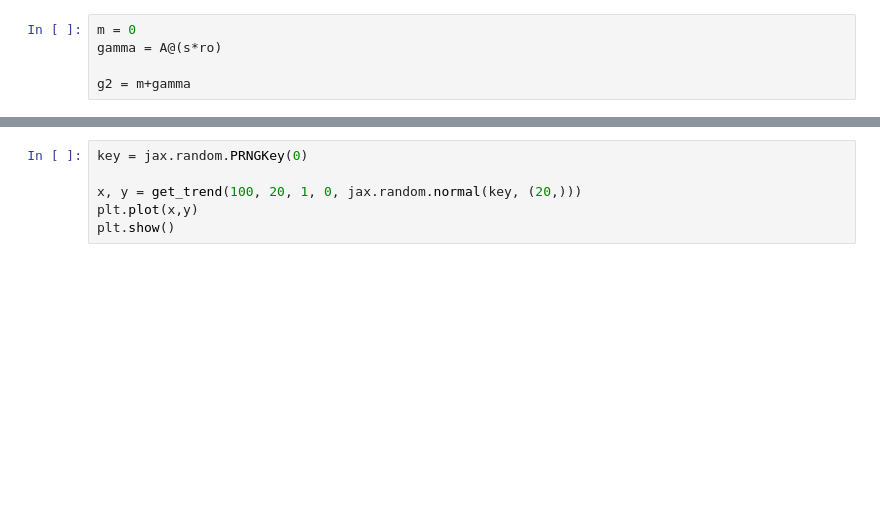
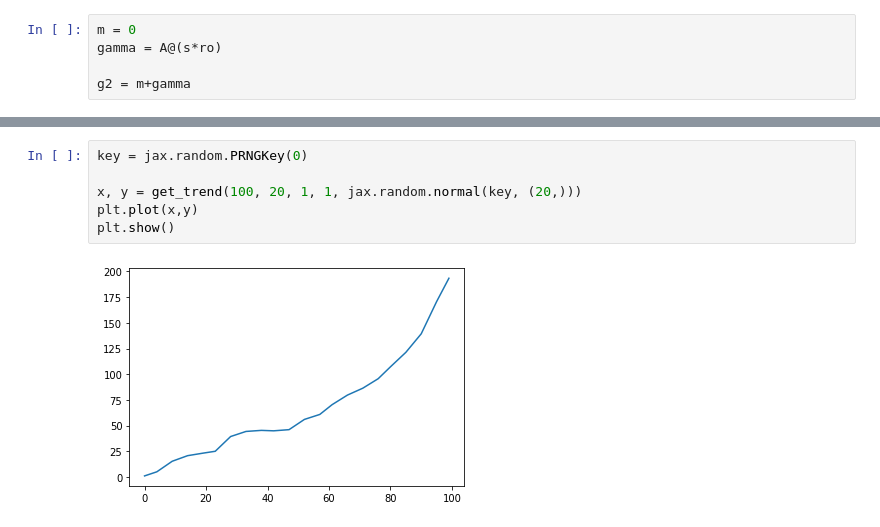
Before and after one commit to DominikHuss/AITech-forecasting, a Jupyter notebook: trend_prophet.ipynb, the cells around one changed output, grey strips where cells are left out. Drawn from its saved outputs; the diff is of its cells as text; blank space fills up the shorter version.

```diff
--- a/trend_prophet.ipynb
+++ b/trend_prophet.ipynb
@@ -45,6 +84,8 @@ def get_trend(T, S, k, m, ro):
 # %%
 key = jax.random.PRNGKey(0)
 
-x, y = get_trend(100, 20, 1, 0, jax.random.normal(key, (20,)))
+x, y = get_trend(100, 20, 1, 1, jax.random.normal(key, (20,)))
 plt.plot(x,y)
 plt.show()
+# %% [output]
+[figure, added]
```
Also changed, not shown: parts of 5 cells of this notebook, 2 other files.
